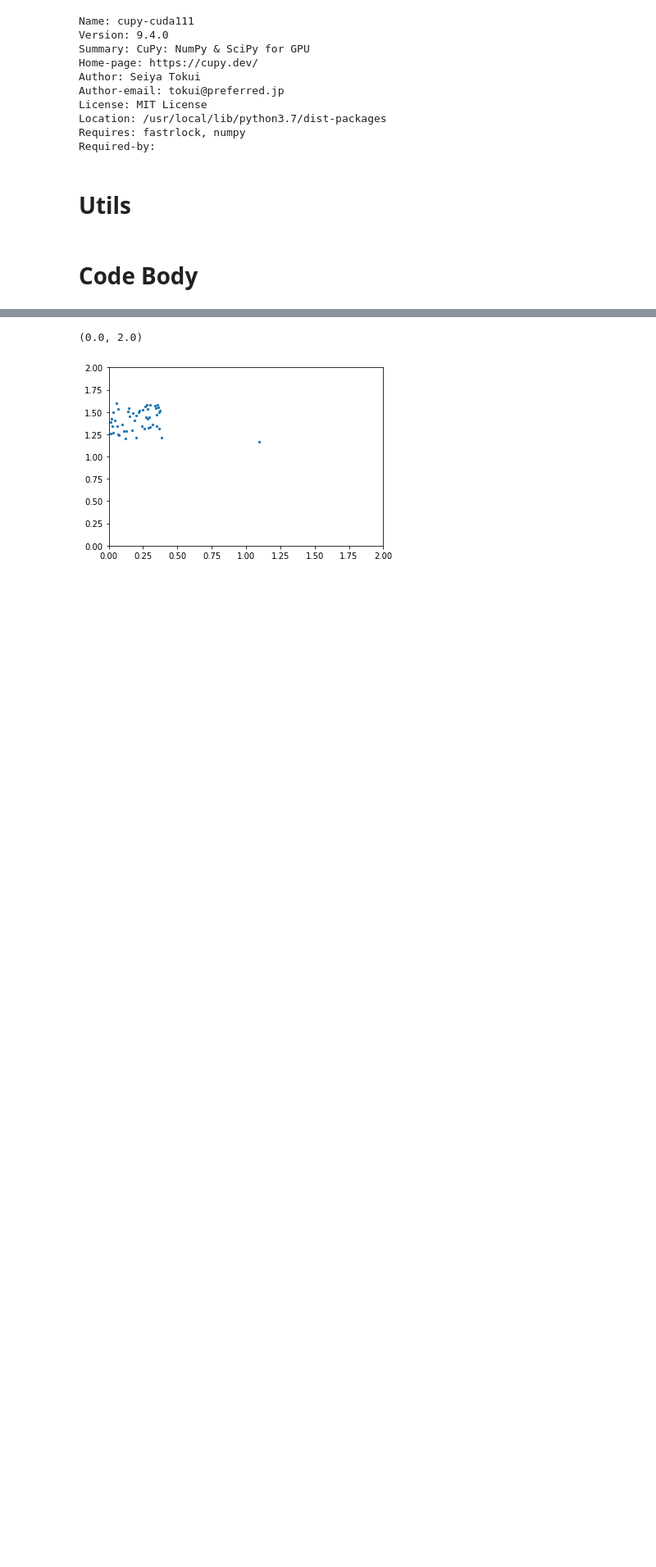
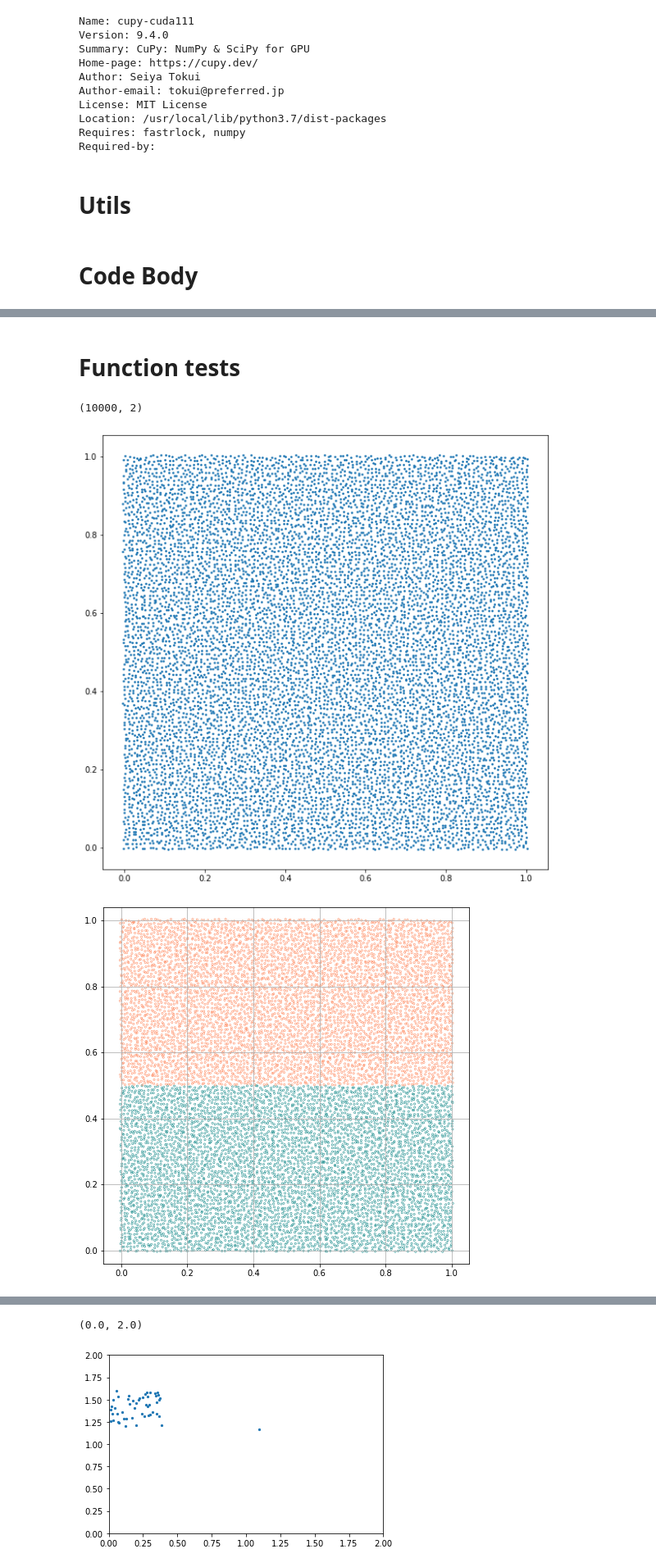
Before and after one commit to Enthazy/MIPS, a Jupyter notebook: MIPS_cpu - refine.ipynb, the cells around one changed output, grey strips where cells are left out. Shown at 82% size. Drawn from its saved outputs; the diff is of its cells as text; code cells hidden in the pictures; blank space fills up the shorter version.

```diff
--- a/MIPS_cpu - refine.ipynb
+++ b/MIPS_cpu - refine.ipynb
@@ -295,0 +402,13 @@ def run(grid, posx, posy, vecx, vecy, theta,
+# %% [markdown]
+# Function tests
+# %%
+# Test Display
+coords = generate_points_with_min_distance(n=10000, shape=(1,1), min_dist=0.002)
+print(coords.shape)
+plt.figure(figsize=(10,10))
+plt.scatter(coords[:,0], coords[:,1], s=3)
+display(coords[:,0], coords[:,1])
+# %% [output]
+(10000, 2)
+[figure, added]
+[figure, added]
```
Also changed, not shown: parts of 13 cells of this notebook.
